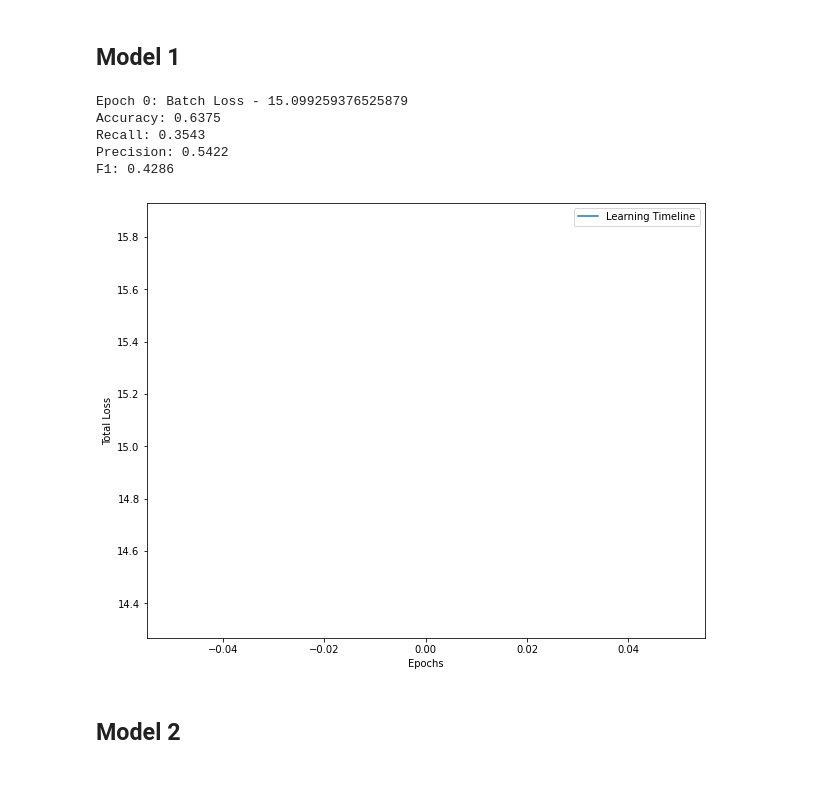
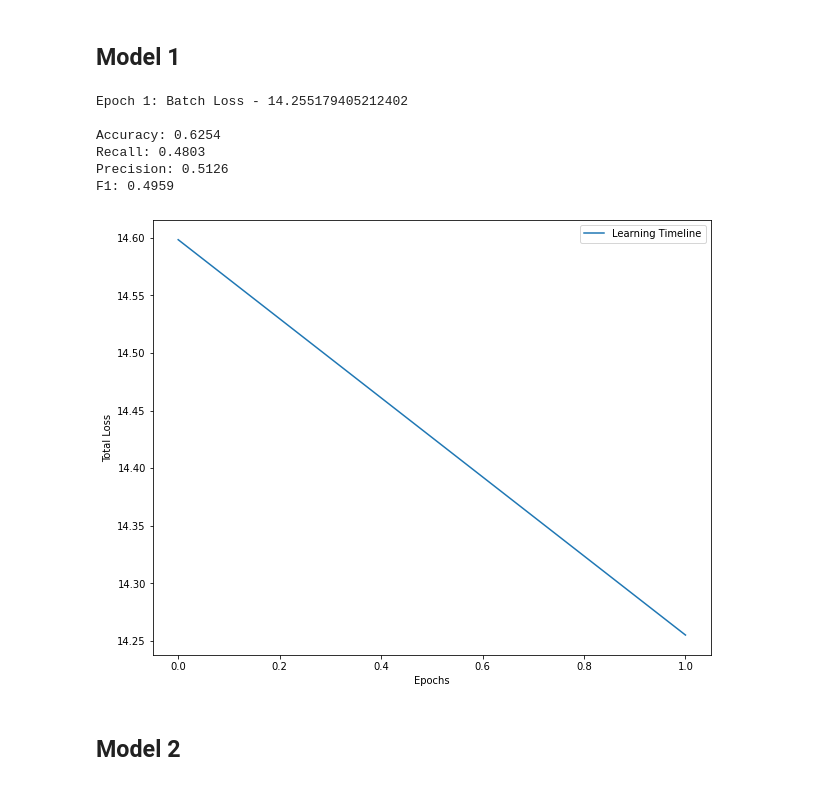
Before and after one commit to CoolmixZero/nn-optimization, a Jupyter notebook: main.ipynb, the cells around one changed output. Drawn from its saved outputs; the diff is of its cells as text; code cells hidden in the pictures.

```diff
--- a/main.ipynb
+++ b/main.ipynb
@@ -41,14 +41,15 @@ test_loader = DataLoader(TensorDataset(X_test, y_test), shuffle=False)
 # %% [markdown]
 ## Model 1
 # %%
-evaluate_model(Model1(X_train.shape[1]), train_loader, X_test, y_test, 400, 'model1')
+evaluate_model(Model1(X_train.shape[1]), train_loader, X_test, y_test, 800, 'model1')
 # %% [output]
-Epoch 0: Batch Loss - 15.099259376525879
-Accuracy: 0.6375
-Recall: 0.3543
-Precision: 0.5422
-F1: 0.4286
+Epoch 1: Batch Loss - 14.255179405212402
+
+Accuracy: 0.6254
+Recall: 0.4803
+Precision: 0.5126
+F1: 0.4959
-[figure, old version]
+[figure, new version]
 # %% [markdown]
 ## Model 2
 # %%
```
Also changed, not shown: parts of 7 cells of this notebook, 3 other files.
